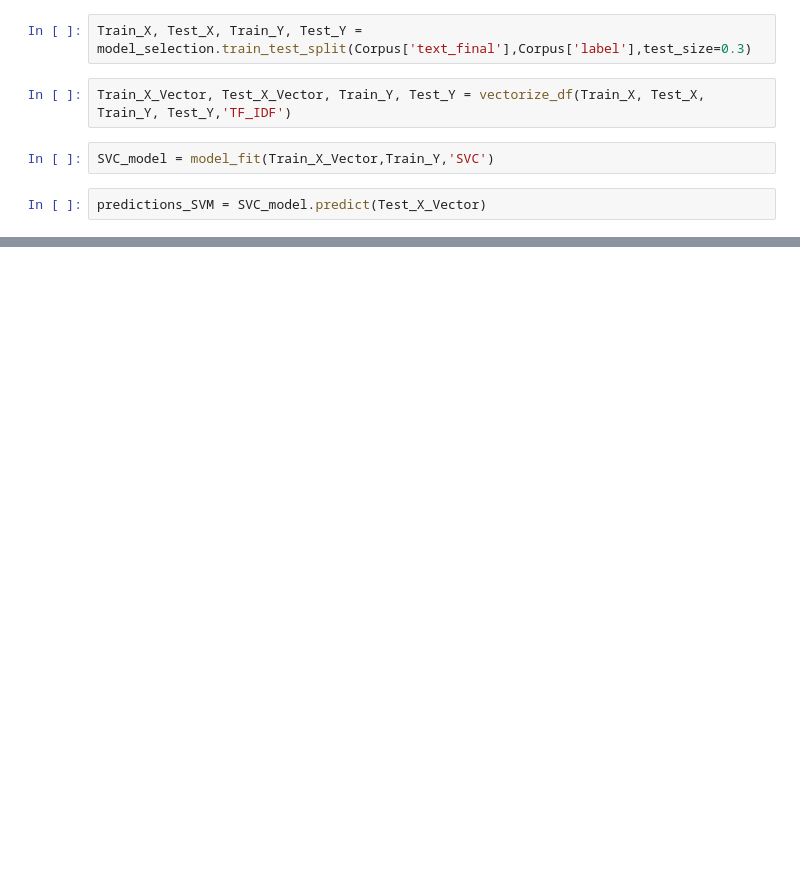
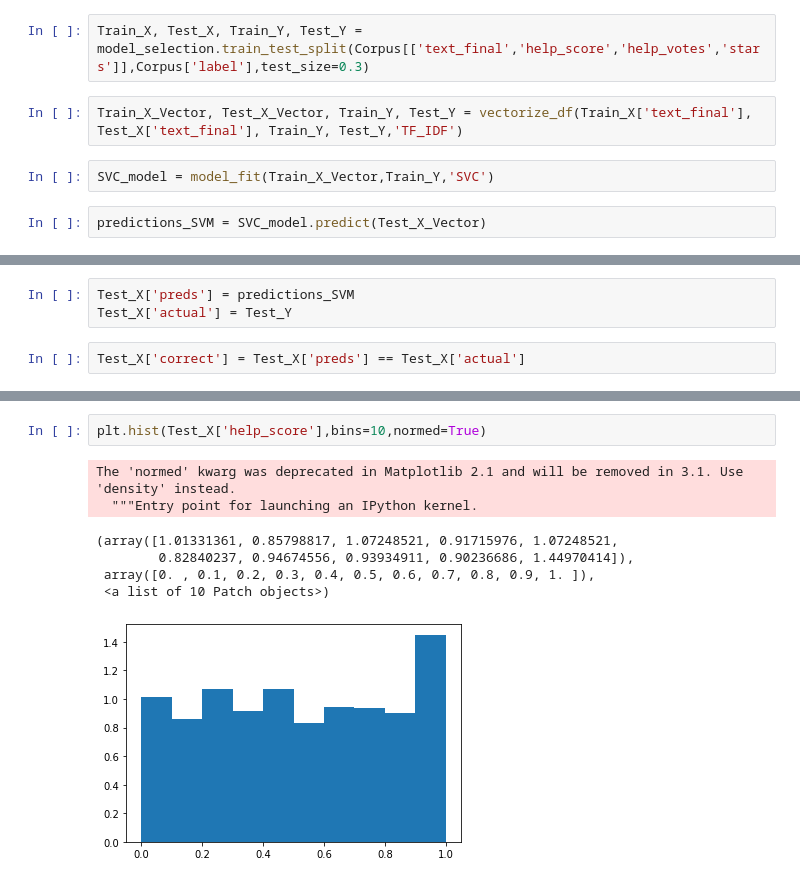
Before and after one commit to NathanLaird/Amazon_Books, a Jupyter notebook: Pipeline_Test.ipynb, the cells around one changed output, grey strips where cells are left out. Cells and saved outputs as stored; diff of their text form; blank space fills up the shorter version.

```diff
--- a/Pipeline_Test.ipynb
+++ b/Pipeline_Test.ipynb
@@ -66,9 +69,9 @@ Corpus = df_prep(df,.5)
 3000
 4000
 # %%
-Train_X, Test_X, Train_Y, Test_Y = model_selection.train_test_split(Corpus['text_final'],Corpus['label'],test_size=0.3)
+Train_X, Test_X, Train_Y, Test_Y = model_selection.train_test_split(Corpus[['text_final','help_score','help_votes','stars']],Corpus['label'],test_size=0.3)
 # %%
-Train_X_Vector, Test_X_Vector, Train_Y, Test_Y = vectorize_df(Train_X, Test_X, Train_Y, Test_Y,'TF_IDF')
+Train_X_Vector, Test_X_Vector, Train_Y, Test_Y = vectorize_df(Train_X['text_final'], Test_X['text_final'], Train_Y, Test_Y,'TF_IDF')
 # %%
 SVC_model = model_fit(Train_X_Vector,Train_Y,'SVC')
 # %%
@@ -83,0 +91,5 @@ sum(Test_Y) / len(Test_Y)
+# %%
+Test_X['preds'] = predictions_SVM
+Test_X['actual'] = Test_Y
+# %%
+Test_X['correct'] = Test_X['preds'] == Test_X['actual']
@@ -83,0 +111,10 @@ sum(Test_Y) / len(Test_Y)
+# %%
+plt.hist(Test_X['help_score'],bins=10,normed=True)
+# %% [output]
+The 'normed' kwarg was deprecated in Matplotlib 2.1 and will be removed in 3.1. Use 'density' instead.
+  """Entry point for launching an IPython kernel.
+(array([1.01331361, 0.85798817, 1.07248521, 0.91715976, 1.07248521,
+        0.82840237, 0.94674556, 0.93934911, 0.90236686, 1.44970414]),
+ array([0. , 0.1, 0.2, 0.3, 0.4, 0.5, 0.6, 0.7, 0.8, 0.9, 1. ]),
+ <a list of 10 Patch objects>)
+[figure, added]
```
Also changed, not shown: parts of 10 cells of this notebook, 4 other files.
